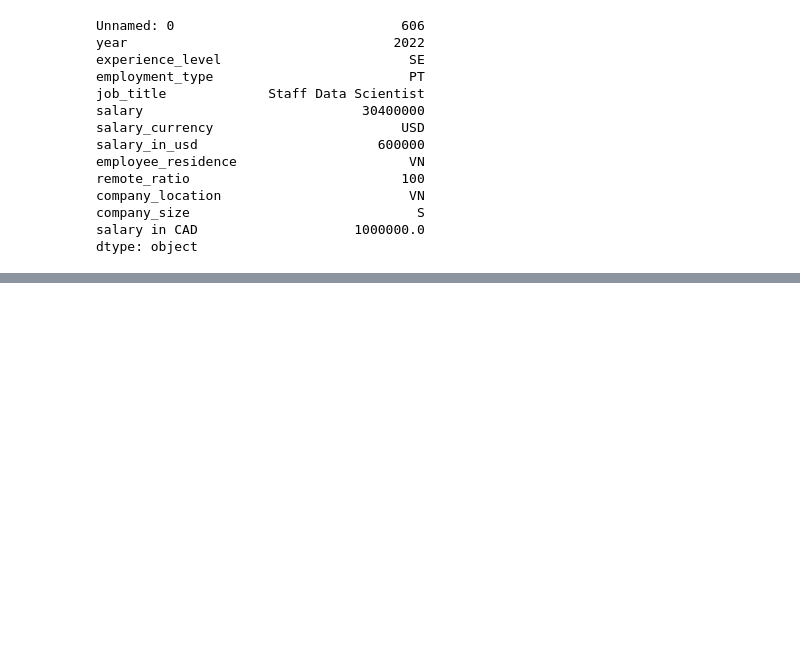
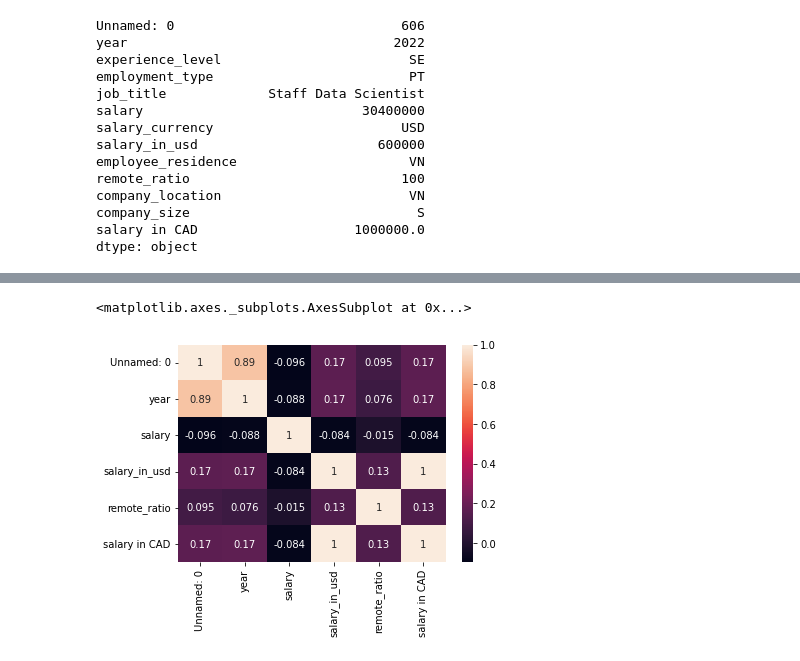
Before and after one commit to mocacookiecrubmle/pandas, a Jupyter notebook: Exploratory_data_analysis_with_Pandas.ipynb, the cells around one changed output, grey strips where cells are left out. Cells and saved outputs as stored; diff of their text form; code cells hidden in the pictures; blank space fills up the shorter version.

```diff
--- a/Exploratory_data_analysis_with_Pandas.ipynb
+++ b/Exploratory_data_analysis_with_Pandas.ipynb
@@ -560,0 +566,5 @@ dtype: object
+# %%
+sns.heatmap(salary.corr(), annot=True)
+# %% [output]
+<matplotlib.axes._subplots.AxesSubplot at 0x...>
+[figure, added]
```
Also changed, not shown: parts of 1 cell of this notebook.
